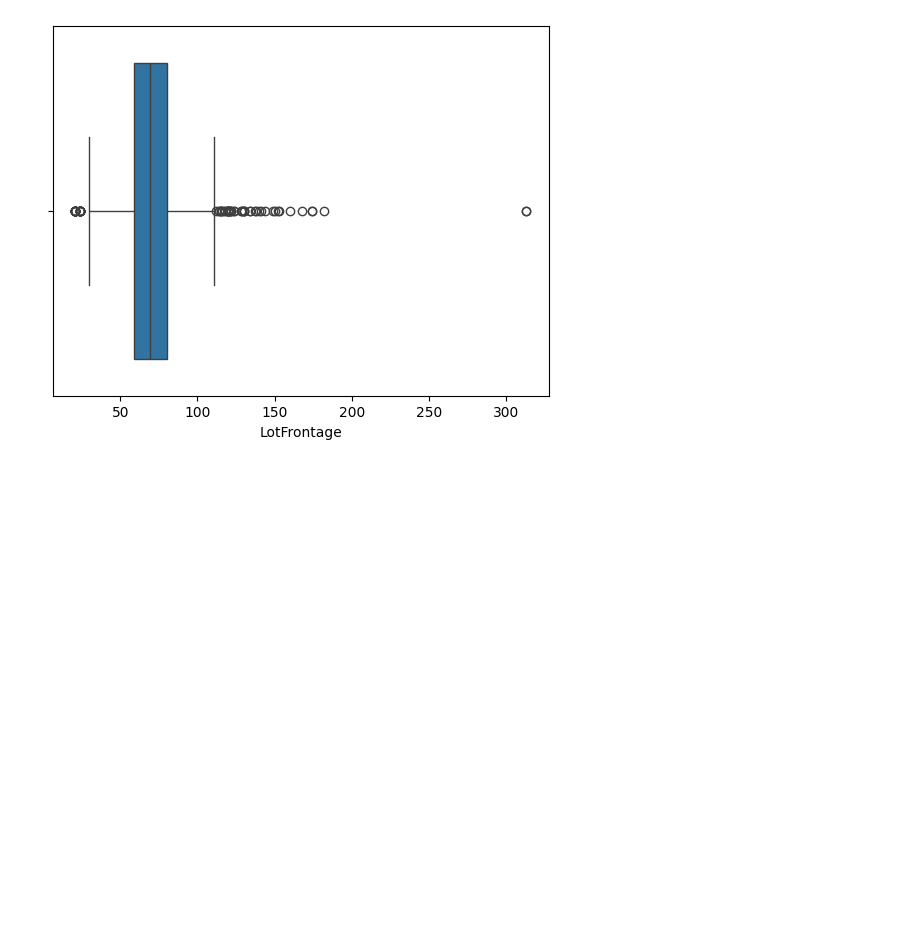
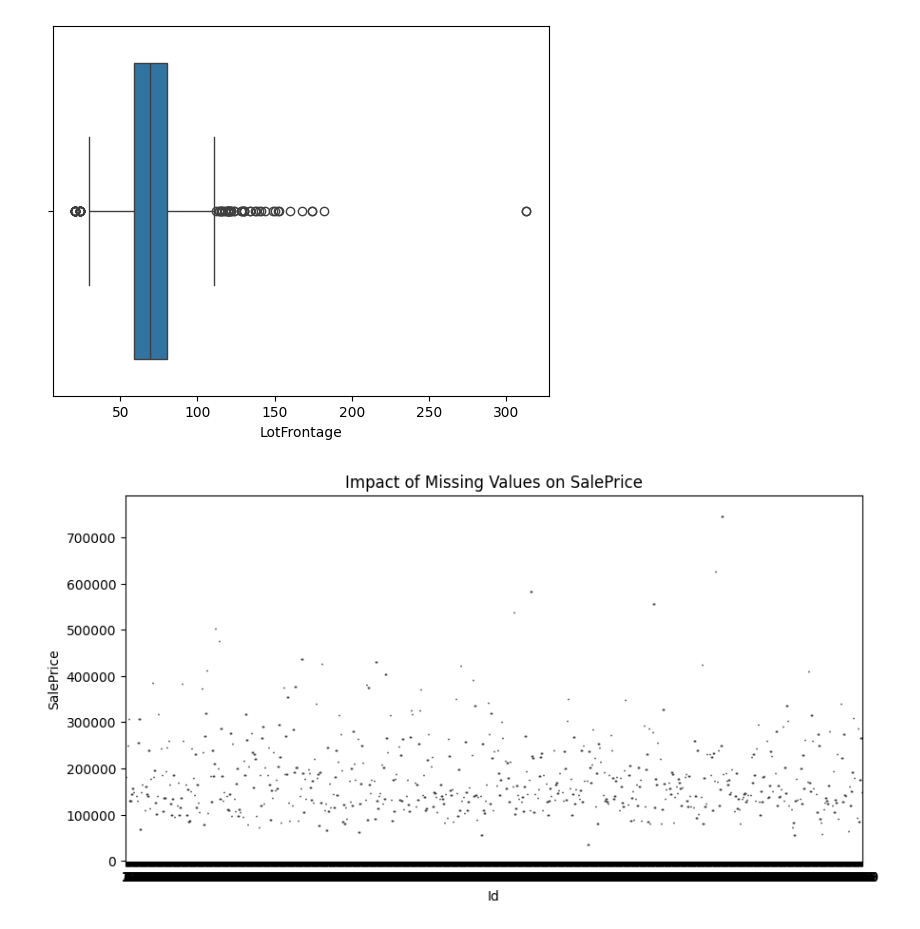
Before and after one commit to divyasudha2308/automated_data_cleaning_and_Visualization, a Jupyter notebook: exaperiments.ipynb, the cells around one changed output. Cells and saved outputs as stored; diff of their text form; code cells hidden in the pictures; blank space fills up the shorter version.

```diff
--- a/exaperiments.ipynb
+++ b/exaperiments.ipynb
@@ -244,3 +346,21 @@ def boxplot(feature):
 # %% [output]
 <Axes: xlabel='LotFrontage'>
 [figure]
+# %%
+import seaborn as sns
+import matplotlib.pyplot as plt
+
+def detect_mnar(df, target_col):
+    """Visualizes missing data impact on the target variable to detect MNAR."""
+    missing_groups = df.copy()
+    for col in df.columns:
+        if df[col].isnull().any():
+            missing_groups[col] = df[col].isnull().astype(str)
+
+    plt.figure(figsize=(10, 5))
+    sns.boxplot(x=missing_groups.iloc[:, 0], y=missing_groups[target_col])
+    plt.title(f"Impact of Missing Values on {target_col}")
+    plt.show()
+detect_mnar(df,'SalePrice')
+# %% [output]
+[figure, added]
```
Also changed, not shown: parts of 8 cells of this notebook, 1 other file.
